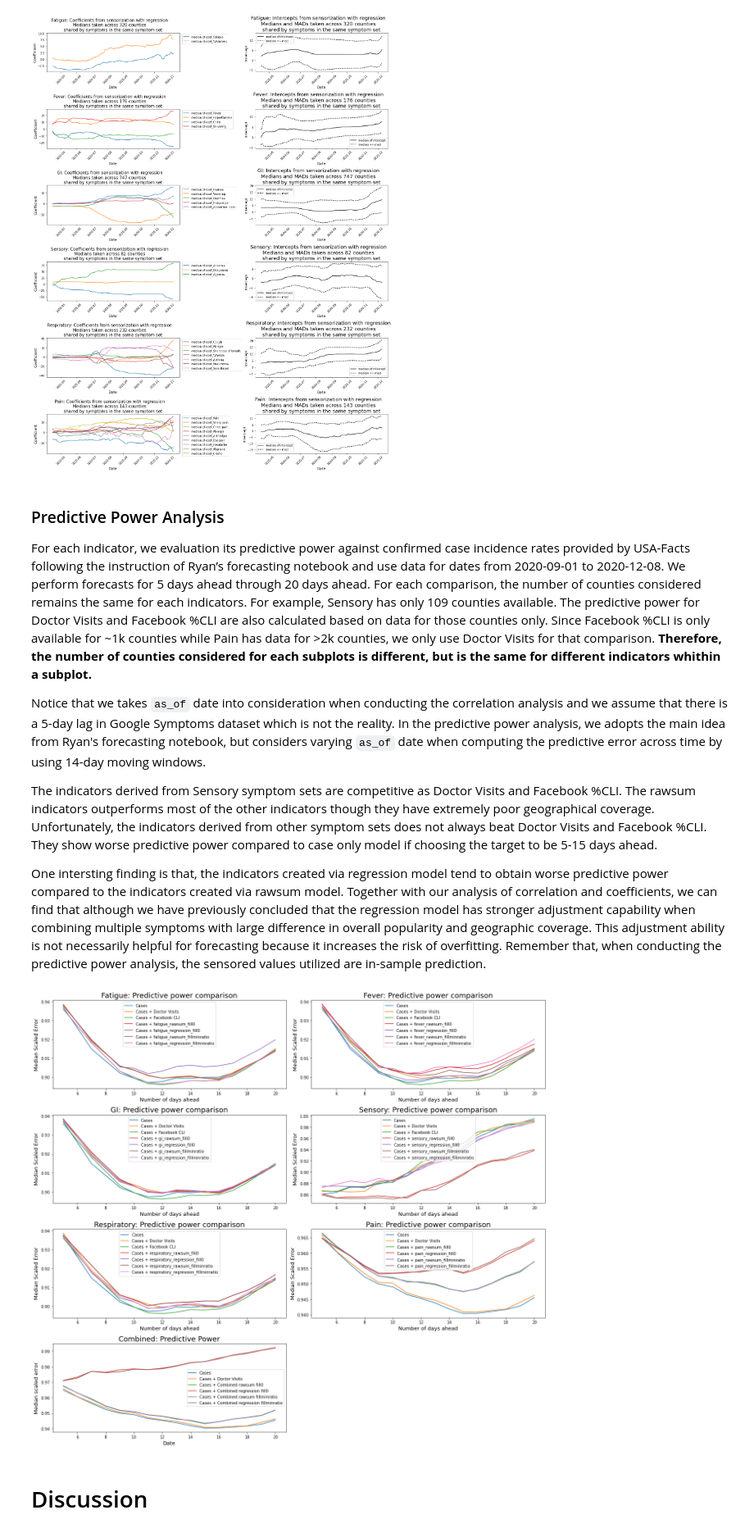
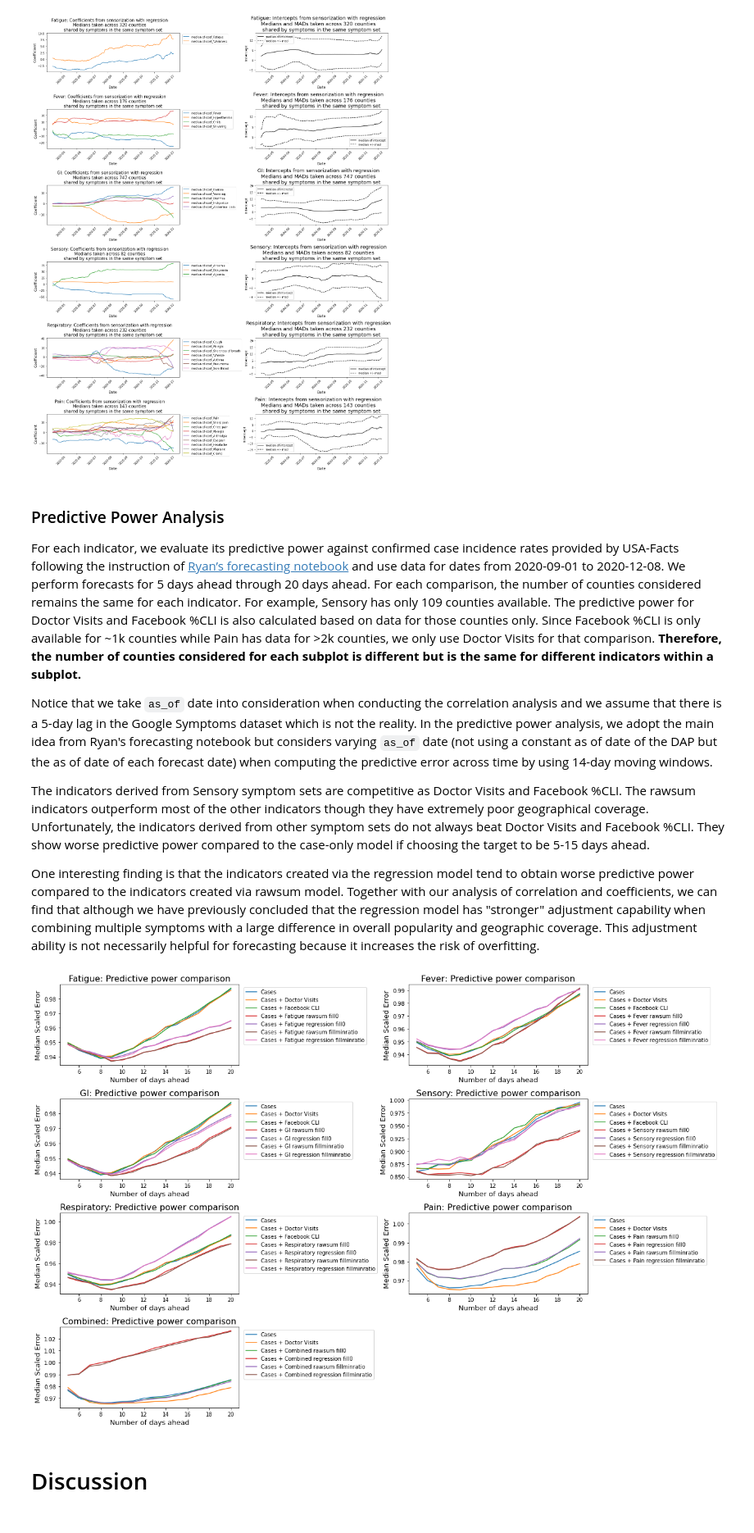
Before and after one commit to cmu-delphi/covidcast-modeling, a Jupyter notebook: google_symptoms_exploration/Google_Symptoms_DAP_Final_Report.ipynb, the cells around one changed output. Shown at 82% size. Saved outputs shown, nothing was run; the diff lists cells and outputs as text; code cells hidden in the pictures.

Commit message:
added explainations and fixed errors

```diff
--- a/google_symptoms_exploration/Google_Symptoms_DAP_Final_Report.ipynb
+++ b/google_symptoms_exploration/Google_Symptoms_DAP_Final_Report.ipynb
@@ -441,48 +485,32 @@ plt.tight_layout()
 # %% [markdown]
 ### Predictive Power Analysis
 
-For each indicator, we evaluation its predictive power against confirmed case incidence rates provided by USA-Facts following the instruction of Ryan’s forecasting notebook and use data for dates from 2020-09-01 to 2020-12-08. We perform forecasts for 5 days ahead through 20 days ahead. For each comparison, the number of counties considered remains the same for each indicators. For example, Sensory has only 109 counties available. The predictive power for Doctor Visits and Facebook %CLI are also calculated based on data for those counties only. Since Facebook %CLI is only available for ~1k counties while Pain has data for >2k counties, we only use Doctor Visits for that comparison. **Therefore, the number of counties considered for each subplots is different, but is the same for different indicators whithin a subplot.**
+For each indicator, we evaluate its predictive power against confirmed case incidence rates provided by USA-Facts following the instruction of [Ryan’s forecasting notebook](https://delphi.cmu.edu/blog/2020/09/21/can-symptoms-surveys-improve-covid-19-forecasts/) and use data for dates from 2020-09-01 to 2020-12-08. We perform forecasts for 5 days ahead through 20 days ahead. For each comparison, the number of counties considered remains the same for each indicator. For example, Sensory has only 109 counties available. The predictive power for Doctor Visits and Facebook %CLI is also calculated based on data for those counties only. Since Facebook %CLI is only available for ~1k counties while Pain has data for >2k counties, we only use Doctor Visits for that comparison. **Therefore, the number of counties considered for each subplot is different but is the same for different indicators within a subplot.**
 
-Notice that we takes `as_of` date into consideration when conducting the correlation analysis and we assume that there is a 5-day lag in Google Symptoms dataset which is not the reality. In the predictive power analysis, we adopts the main idea from Ryan's forecasting notebook, but considers varying `as_of` date when computing the predictive error across time by using 14-day moving windows.
+Notice that we take `as_of` date into consideration when conducting the correlation analysis and we assume that there is a 5-day lag in the Google Symptoms dataset which is not the reality. In the predictive power analysis, we adopt the main idea from Ryan's forecasting notebook but considers varying `as_of` date (not using a constant as of date of the DAP but the as of date of each forecast date) when computing the predictive error across time by using 14-day moving windows.
 
-The indicators derived from Sensory symptom sets are competitive as Doctor Visits and Facebook %CLI. The rawsum indicators outperforms most of the other indicators though they have extremely poor geographical coverage. Unfortunately, the indicators derived from other symptom sets does not always beat Doctor Visits and Facebook %CLI. They show worse predictive power compared to case only model if choosing the target to be 5-15 days ahead.
+The indicators derived from Sensory symptom sets are competitive as Doctor Visits and Facebook %CLI. The rawsum indicators outperform most of the other indicators though they have extremely poor geographical coverage. Unfortunately, the indicators derived from other symptom sets do not always beat Doctor Visits and Facebook %CLI. They show worse predictive power compared to the case-only model if choosing the target to be 5-15 days ahead.
 
-One intersting finding is that, the indicators created via regression model tend to obtain worse predictive power compared to the indicators created via rawsum model. Together with our analysis of correlation and coefficients, we can find that although we have previously concluded that the regression model has stronger adjustment capability when combining multiple symptoms with large difference in overall popularity and geographic coverage. This adjustment ability is not necessarily helpful for forecasting because it increases the risk of overfitting. Remember that, when conducting the predictive power analysis, the sensored values utilized are in-sample prediction.
+One interesting finding is that the indicators created via the regression model tend to obtain worse predictive power compared to the indicators created via rawsum model. Together with our analysis of correlation and coefficients, we can find that although we have previously concluded that the regression model has "stronger" adjustment capability when combining multiple symptoms with a large difference in overall popularity and geographic coverage. This adjustment ability is not necessarily helpful for forecasting because it increases the risk of overfitting.
 # %%
-plt.figure(figsize = (18, 16))
+plt.figure(figsize = (18, 12))
 i=1
-signal_list = ["Fatigue", "Fever", "GI", "Sensory", "Respiratory", "Pain"]
+signal_list = ["Fatigue", "Fever", "GI", "Sensory", "Respiratory", "Pain", "Combined"]
 for signal in signal_list:
     plt.subplot(4, 2, i)
     i+=1
-    try:
-        median_pred_df = pd.read_csv("./sensorization_with_as_of/median_err_by_lead/%s_err_by_lead.csv"%signal.lower())
-    except:
-        continue
+    median_pred_df = pd.read_csv("./sensorization_with_as_of_02/median_err_by_lead/%s_err_by_lead.csv"%(signal.lower()))
     for model in median_pred_df["model"].unique():
         part_df = median_pred_df.loc[median_pred_df["model"] == model].copy()
         plt.plot(part_df["lead"], part_df["err"], label=model)
-    plt.legend(loc='upper center')
+    plt.legend(bbox_to_anchor=(1.01, 1))
     plt.xlabel("Number of days ahead", fontsize=13)
     plt.ylabel("Median Scaled Error", fontsize=13)
-    plt.title("%s: Predictive power comparison"%signal, fontsize=18)
-
-result = pd.read_csv("./sensorization_with_as_of/err_by_lead/combined_err_by_lead.csv", parse_dates=["time_value"])
-median_df = result.dropna().groupby(["lead"]).median().reset_index()
-
-plt.subplot(4, 2, i)
-for idx in range(2, median_df.shape[1]):
-    mn = median_df.columns[idx]
-    plt.plot(median_df["lead"], median_df[mn], label=mn)
-plt.legend()
-plt.title("%s: Predictive Power"%"Combined", fontsize=18)
-plt.ylabel("Median scaled error", fontsize=13)
-plt.xlabel("Date", fontsize=13)
-plt.xticks()
+    plt.title("%s: Predictive power comparison"%(signal), fontsize=16)
 
 plt.tight_layout()
 # %% [output]
-[figure, old version]
+[figure, new version]
 # %% [markdown]
 # Discussion
 # %% [markdown]
```
Also changed, not shown: parts of 16 cells of this notebook, 5 other files.
